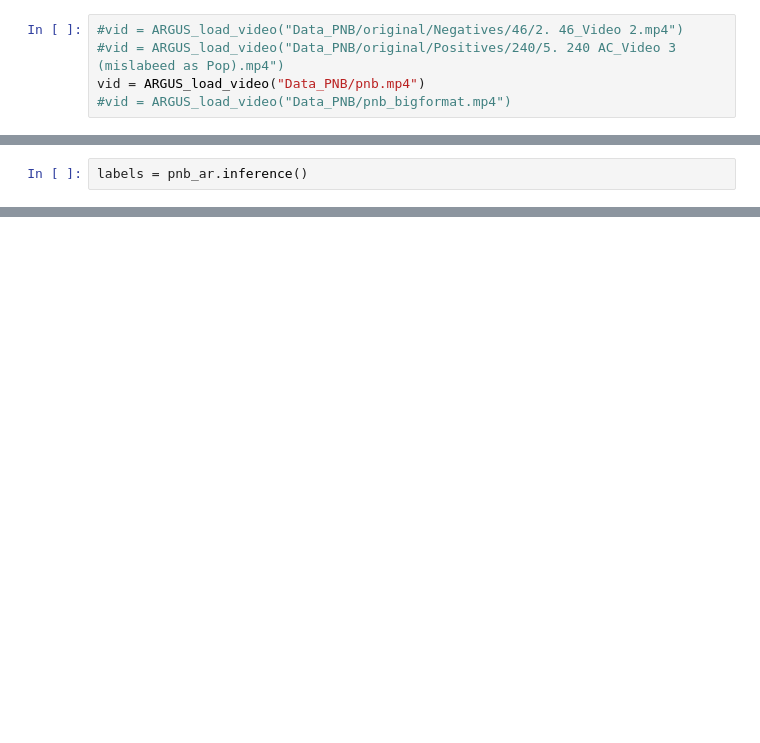
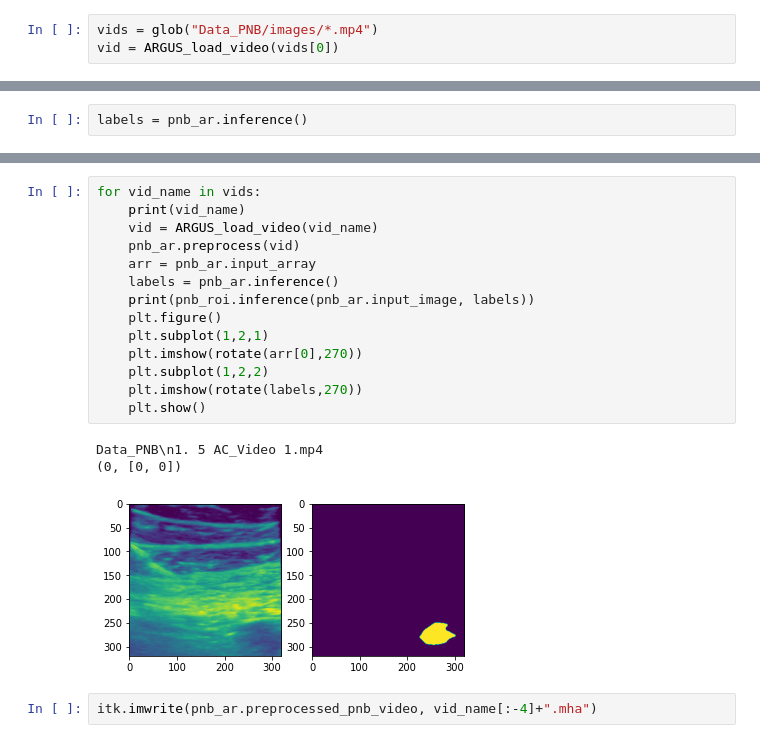
Before and after one commit to KitwareMedical/itkARGUS-DARPA-POCUS_AI-Archive, a Jupyter notebook: PNB/ARGUS_pnb_workflow_experiment.ipynb, the cells around one changed output, grey strips where cells are left out. Saved outputs shown, nothing was run; the diff lists cells and outputs as text; blank space fills up the shorter version.

```diff
--- a/PNB/ARGUS_pnb_workflow_experiment.ipynb
+++ b/PNB/ARGUS_pnb_workflow_experiment.ipynb
@@ -24,7 +26,5 @@ for i,r in enumerate(pnb_ar_best_models):
     model_name = os.path.join("Results", "pnb_vfold_run"+str(r[0]), "best_model_"+str(r[1])+".pth")
     pnb_ar.load_model(i, model_name)
 # %%
-#vid = ARGUS_load_video("Data_PNB/original/Negatives/46/2. 46_Video 2.mp4")
-#vid = ARGUS_load_video("Data_PNB/original/Positives/240/5. 240 AC_Video 3 (mislabeed as Pop).mp4")
-vid = ARGUS_load_video("Data_PNB/pnb.mp4")
-#vid = ARGUS_load_video("Data_PNB/pnb_bigformat.mp4")
+vids = glob("Data_PNB/images/*.mp4")
+vid = ARGUS_load_video(vids[0])
@@ -72,0 +75,20 @@ pnb_roi.inference(pnb_ar.input_image, labels)
+# %%
+for vid_name in vids:
+    print(vid_name)
+    vid = ARGUS_load_video(vid_name)
+    pnb_ar.preprocess(vid)
+    arr = pnb_ar.input_array
+    labels = pnb_ar.inference()
+    print(pnb_roi.inference(pnb_ar.input_image, labels))
+    plt.figure()
+    plt.subplot(1,2,1)
+    plt.imshow(rotate(arr[0],270))
+    plt.subplot(1,2,2)
+    plt.imshow(rotate(labels,270))
+    plt.show()
+# %% [output]
+Data_PNB\n1. 5 AC_Video 1.mp4
+(0, [0, 0])
+[figure, added]
+# %%
+itk.imwrite(pnb_ar.preprocessed_pnb_video, vid_name[:-4]+".mha")
```
Also changed, not shown: parts of 7 cells of this notebook, 49 other files.
